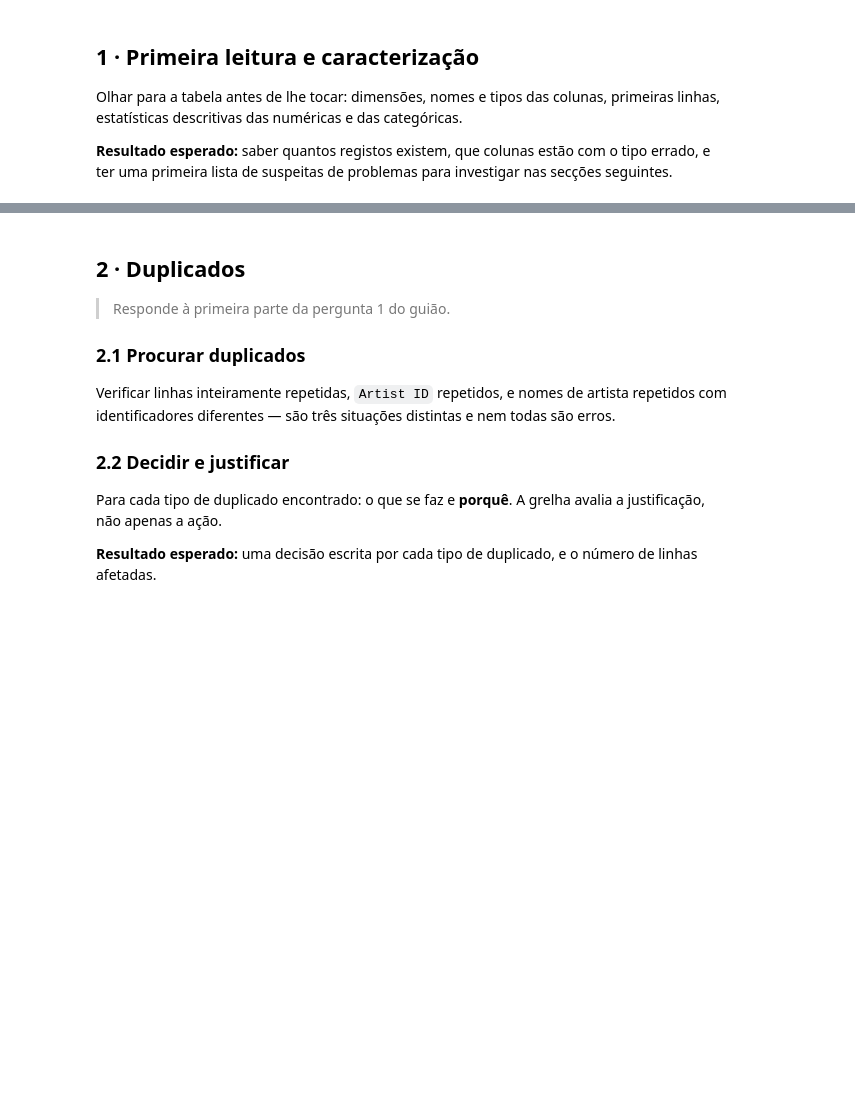
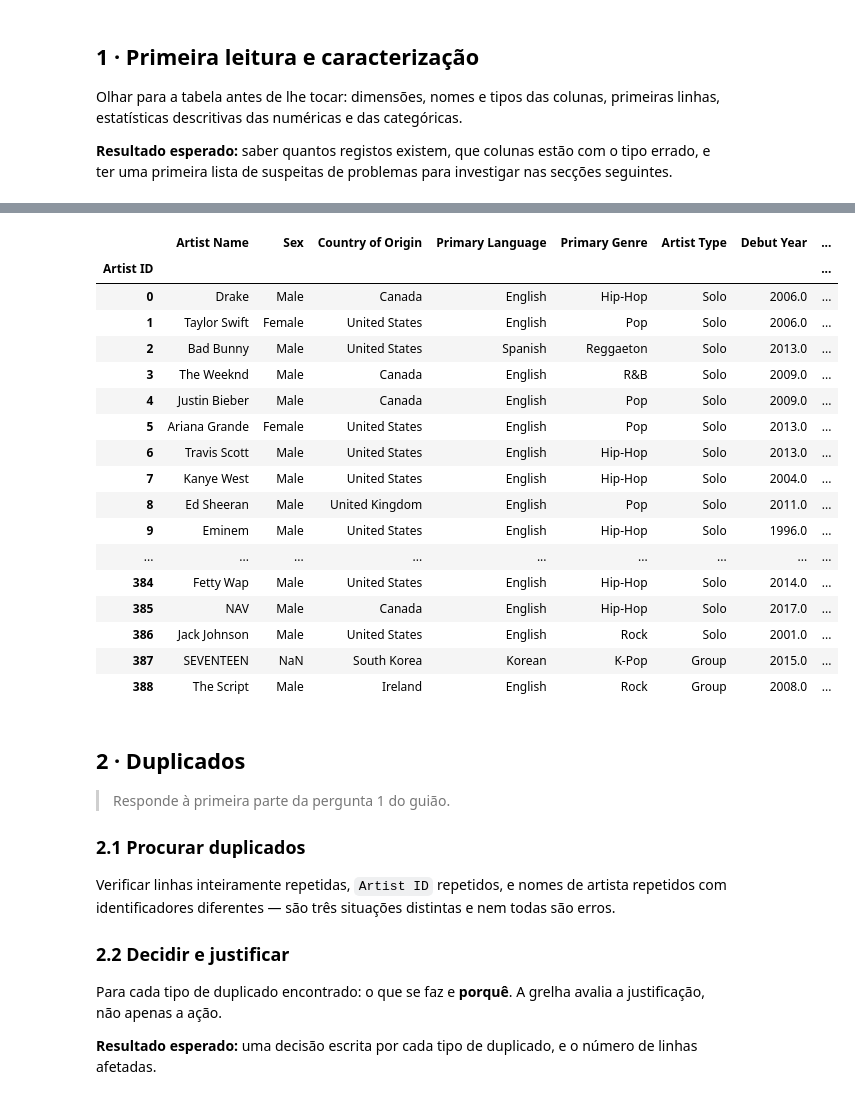
Before and after one commit to FranciscoFigueiredo007/Data_Science_Project_GROUP12, a Jupyter notebook: notebooks/01_limpeza.ipynb, the cells around one changed output, grey strips where cells are left out. Cells and saved outputs as stored; diff of their text form; code cells hidden in the pictures; blank space fills up the shorter version.

```diff
--- a/notebooks/01_limpeza.ipynb
+++ b/notebooks/01_limpeza.ipynb
@@ -34,3 +75,28 @@ uma primeira lista de suspeitas de problemas para investigar nas secções segui
+# %%
+raw_df = pd.read_csv('../data/raw/artist_streams.csv', index_col = 0)
+raw_df
+
+with pd.option_context('display.max_rows', None, 'display.max_columns', None, 'display.width', None):
+    display(raw_df)
+# %% [output]
+|  | Artist Name | Sex | Country of Origin | Primary Language | Primary Genre | Artist Type | Debut Year | ... |
+| Artist ID |  |  |  |  |  |  |  | ... |
+| 0 | Drake | Male | Canada | English | Hip-Hop | Solo | 2006.0 | ... |
+| 1 | Taylor Swift | Female | United States | English | Pop | Solo | 2006.0 | ... |
+| 2 | Bad Bunny | Male | United States | Spanish | Reggaeton | Solo | 2013.0 | ... |
+| 3 | The Weeknd | Male | Canada | English | R&B | Solo | 2009.0 | ... |
+| 4 | Justin Bieber | Male | Canada | English | Pop | Solo | 2009.0 | ... |
+| 5 | Ariana Grande | Female | United States | English | Pop | Solo | 2013.0 | ... |
+| 6 | Travis Scott | Male | United States | English | Hip-Hop | Solo | 2013.0 | ... |
+| 7 | Kanye West | Male | United States | English | Hip-Hop | Solo | 2004.0 | ... |
+| 8 | Ed Sheeran | Male | United Kingdom | English | Pop | Solo | 2011.0 | ... |
+| 9 | Eminem | Male | United States | English | Hip-Hop | Solo | 1996.0 | ... |
+| ... | ... | ... | ... | ... | ... | ... | ... | ... |
+| 384 | Fetty Wap | Male | United States | English | Hip-Hop | Solo | 2014.0 | ... |
+| 385 | NAV | Male | Canada | English | Hip-Hop | Solo | 2017.0 | ... |
+| 386 | Jack Johnson | Male | United States | English | Rock | Solo | 2001.0 | ... |
+| 387 | SEVENTEEN | NaN | South Korea | Korean | K-Pop | Group | 2015.0 | ... |
+| 388 | The Script | Male | Ireland | English | Rock | Group | 2008.0 | ... |
 # %% [markdown]
 ## 2 · Duplicados
 
```
Also changed, not shown: parts of 3 cells of this notebook.
